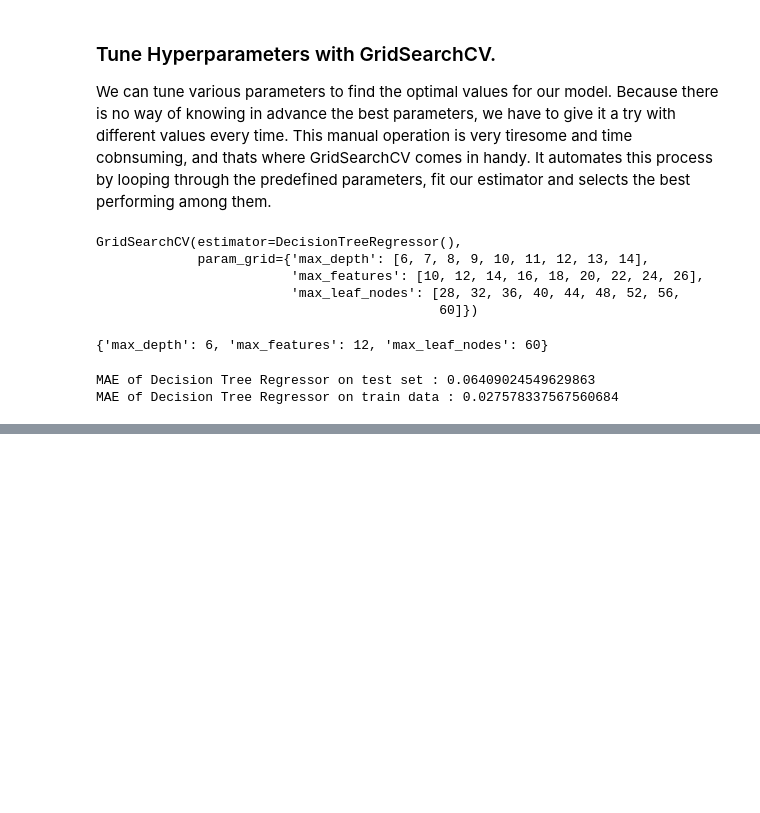
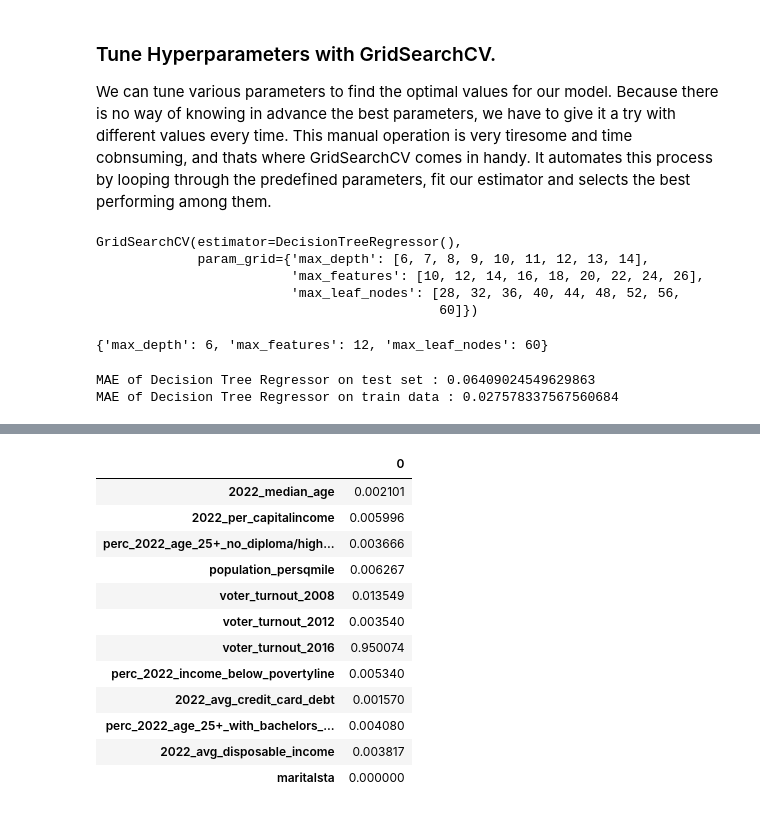
Before and after one commit to kechcole/Machine-Learning, a Jupyter notebook: Notebook/4.Decision Tree algorithm.ipynb, the cells around one changed output, grey strips where cells are left out. Drawn from its saved outputs; the diff is of its cells as text; code cells hidden in the pictures; blank space fills up the shorter version.

Commit message:
update decision trees - feature importance fron GridSearchCV

```diff
--- a/Notebook/4.Decision Tree algorithm.ipynb
+++ b/Notebook/4.Decision Tree algorithm.ipynb
@@ -272,0 +281,7 @@ MAE of Decision Tree Regressor on train data : 0.027578337567560684
+# %%
+data2 = data[['2022_median_age', '2022_per_capitalincome', 'perc_2022_age_25+_no_diploma/highschool', 'voter_turnout_2020',
+               'population_persqmile', 'voter_turnout_2008', 'voter_turnout_2012', 'voter_turnout_2016',
+                'perc_2022_income_below_povertyline', '2022_avg_credit_card_debt',
+              'perc_2022_age_25+_with_bachelors_degree', '2022_avg_disposable_income', 'maritalsta']]
+
+# Add 'state_abbr' column later and encode
@@ -272,0 +307,8 @@ MAE of Decision Tree Regressor on train data : 0.027578337567560684
+# %%
+# Define training features
+X = data2.drop(columns='voter_turnout_2020')
+print(f'Training features : \n {X.head()}')
+
+# Define labels
+y = data2[['voter_turnout_2020']]
+print(f'\n Labels : \n {y.head()}')
@@ -272,0 +350,13 @@ MAE of Decision Tree Regressor on train data : 0.027578337567560684
+# %%
+parameters = {'max_depth':[6, 7, 8, 9, 10, 11, 12, 13, 14],
+              'max_leaf_nodes': [28, 32, 36, 40, 44, 48, 52, 56, 60],
+              'max_features':[10, 12, 14, 16, 18, 20, 22, 24, 26]}
+
+# Split the data into training(70%) and testing data(30%) ,pick random rows and sp
+X_train, X_test, y_train, y_test = train_test_split(X, y, test_size = 0.3, random_state=6)
+
+rg4 = DecisionTreeRegressor()
+rg4 = GridSearchCV(rg4, parameters)
+
+# Train the model, fit the model ,gain knowledge of the data
+rg4.fit(X_train, y_train)
@@ -272,0 +423,24 @@ MAE of Decision Tree Regressor on train data : 0.027578337567560684
+# %%
+# Feature importance
+
+features = pd.DataFrame(rg4.best_estimator_.feature_importances_, index=X.columns)
+features
+
+# Plot bar chart
+sns.barplot(x = 'who',
+            y = 'fare',
+            data = df)
+# %% [output]
+|  | 0 |
+| 2022_median_age | 0.002101 |
+| 2022_per_capitalincome | 0.005996 |
+| perc_2022_age_25+_no_diploma/high... | 0.003666 |
+| population_persqmile | 0.006267 |
+| voter_turnout_2008 | 0.013549 |
+| voter_turnout_2012 | 0.003540 |
+| voter_turnout_2016 | 0.950074 |
+| perc_2022_income_below_povertyline | 0.005340 |
+| 2022_avg_credit_card_debt | 0.001570 |
+| perc_2022_age_25+_with_bachelors_... | 0.004080 |
+| 2022_avg_disposable_income | 0.003817 |
+| maritalsta | 0.000000 |
```
Also changed, not shown: parts of 12 cells of this notebook.
